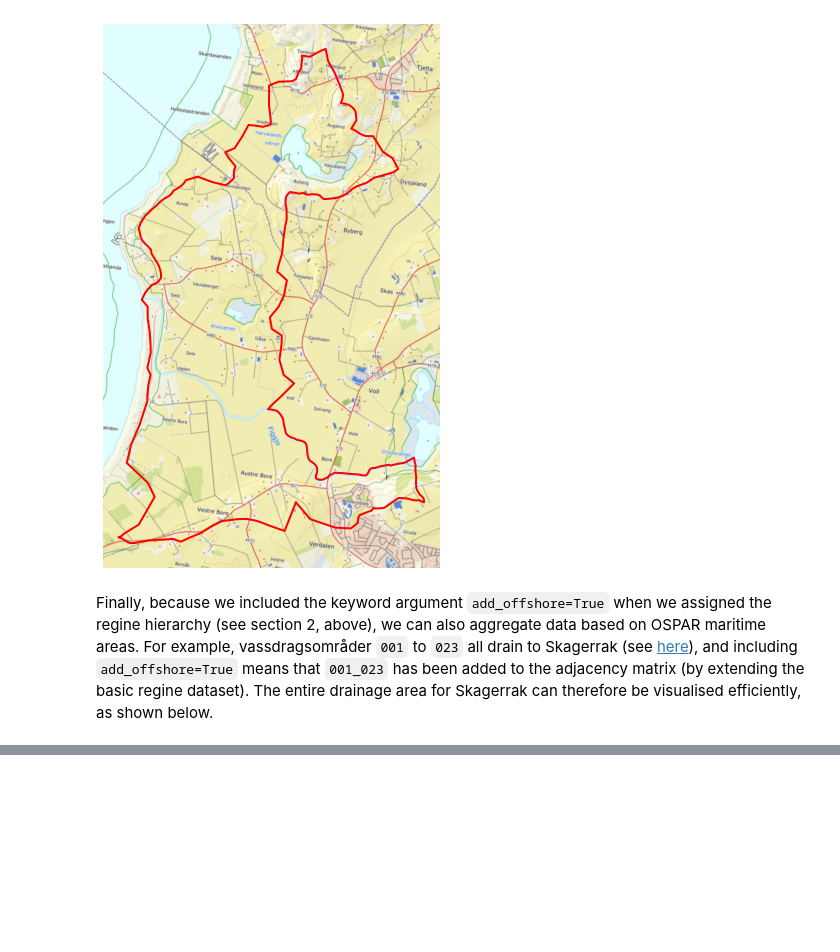
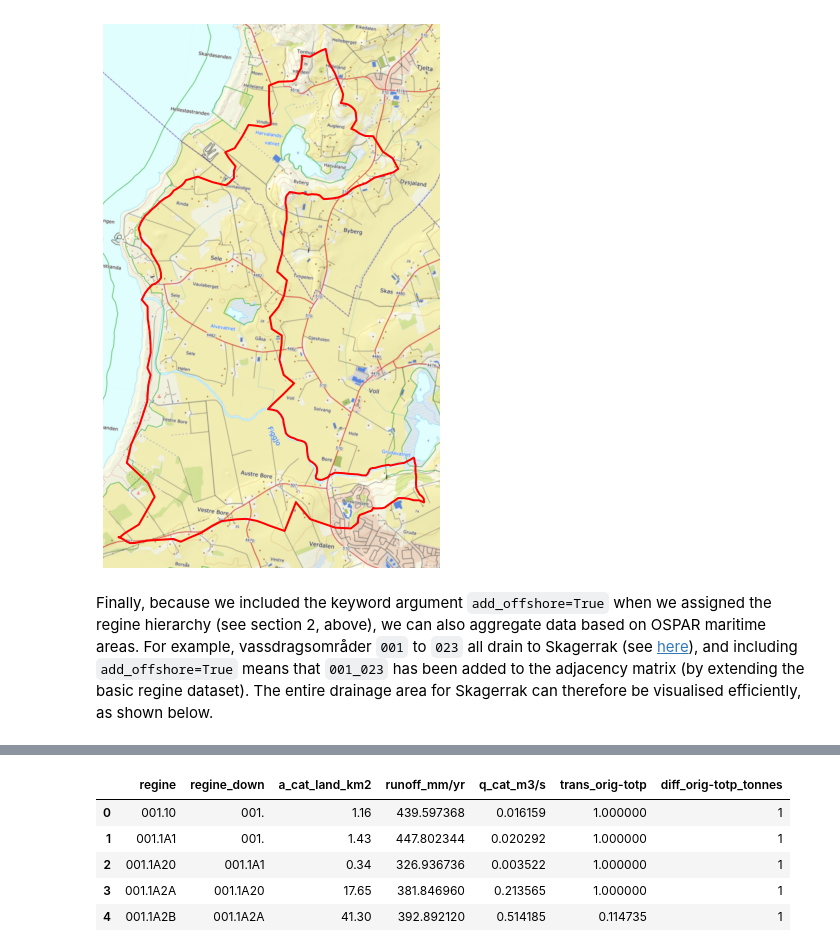
Before and after one commit to NIVANorge/teotil3, a Jupyter notebook: notebooks/tutorials/02_regine_catchments.ipynb, the cells around one changed output, grey strips where cells are left out. Drawn from its saved outputs; the diff is of its cells as text; code cells hidden in the pictures; blank space fills up the shorter version.

```diff
--- a/notebooks/tutorials/02_regine_catchments.ipynb
+++ b/notebooks/tutorials/02_regine_catchments.ipynb
@@ -154,0 +166,20 @@ ax
+# %%
+# Build "fake" input dataset
+cols = [
+    "regine",
+    "regine_down",
+    "a_cat_land_km2",
+    "runoff_mm/yr",
+    "q_cat_m3/s",
+    "trans_orig-totp",
+]
+input_df = reg_gdf[cols].copy()
+input_df["diff_orig-totp_tonnes"] = 1  # Assign 1 tonne of P to every catchment
+input_df.head()
+# %% [output]
+|  | regine | regine_down | a_cat_land_km2 | runoff_mm/yr | q_cat_m3/s | trans_orig-totp | diff_orig-totp_tonnes |
+| 0 | 001.10 | 001. | 1.16 | 439.597368 | 0.016159 | 1.000000 | 1 |
+| 1 | 001.1A1 | 001. | 1.43 | 447.802344 | 0.020292 | 1.000000 | 1 |
+| 2 | 001.1A20 | 001.1A1 | 0.34 | 326.936736 | 0.003522 | 1.000000 | 1 |
+| 3 | 001.1A2A | 001.1A20 | 17.65 | 381.846960 | 0.213565 | 1.000000 | 1 |
+| 4 | 001.1A2B | 001.1A2A | 41.30 | 392.892120 | 0.514185 | 0.114735 | 1 |
```
Also changed, not shown: parts of 17 cells of this notebook.
